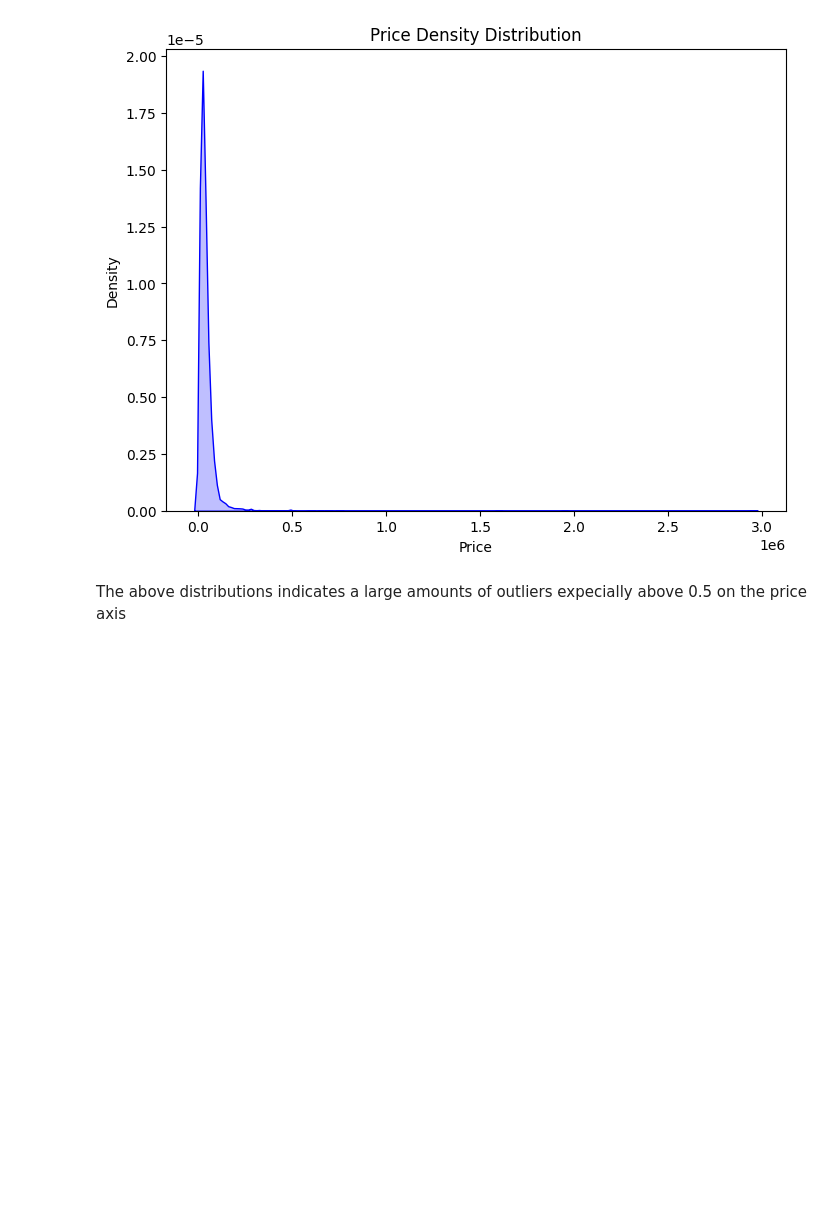
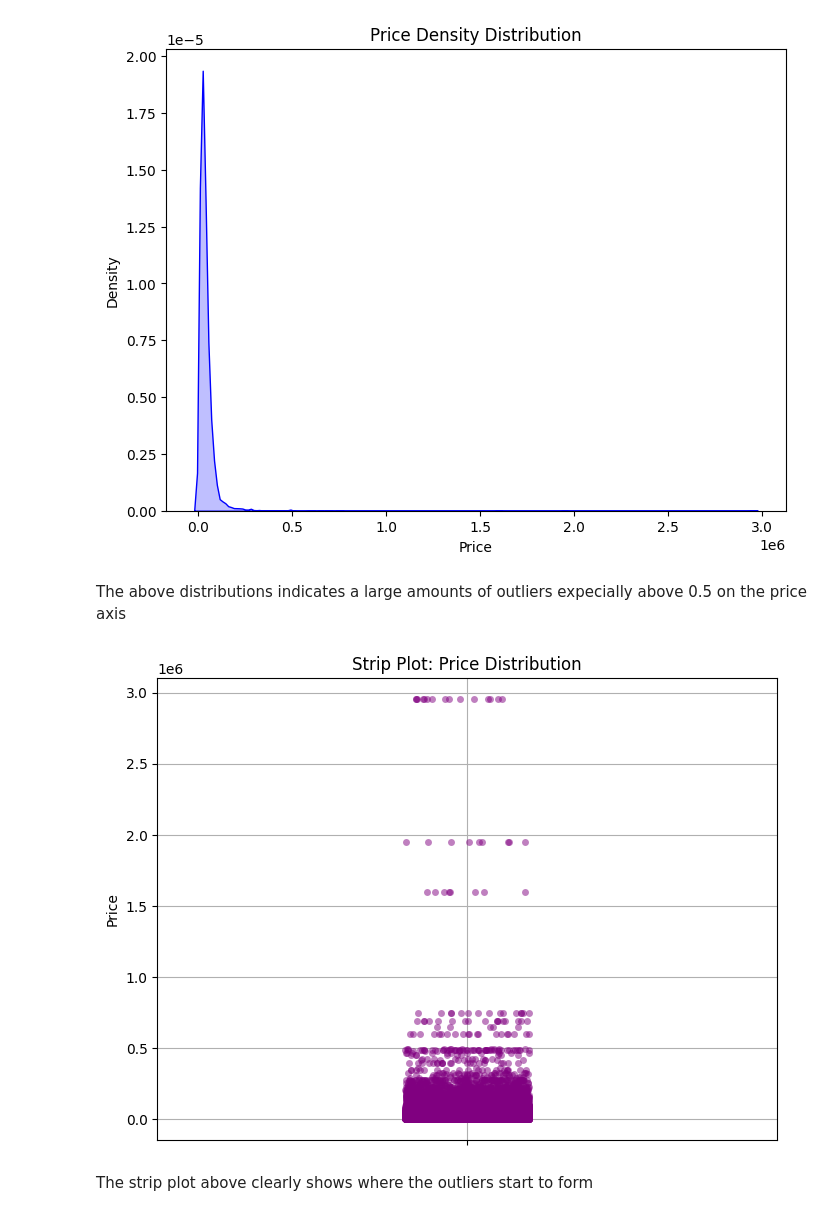
Before and after one commit to othnielche/KaggleX-Skill-Assessment-Challenge-2024, a Jupyter notebook: KaggleX challenge.ipynb, the cells around one changed output. Cells and saved outputs as stored; diff of their text form; code cells hidden in the pictures; blank space fills up the shorter version.

```diff
--- a/KaggleX challenge.ipynb
+++ b/KaggleX challenge.ipynb
@@ -221,3 +221,15 @@ plt.show()
 [figure]
 # %% [markdown]
 The above distributions indicates a large amounts of outliers expecially above 0.5 on the price axis
+# %%
+# Create a strip plot for the  `price` variable
+plt.figure(figsize=(8, 6))
+sns.stripplot(data=train_data, y='price', jitter=True, color='purple', alpha=0.5)
+plt.title('Strip Plot: Price Distribution')
+plt.ylabel('Price')
+plt.grid(True)
+plt.show()
+# %% [output]
+[figure, added]
+# %% [markdown]
+The strip plot above clearly shows where the outliers start to form
```
Also changed, not shown: parts of 8 cells of this notebook.
